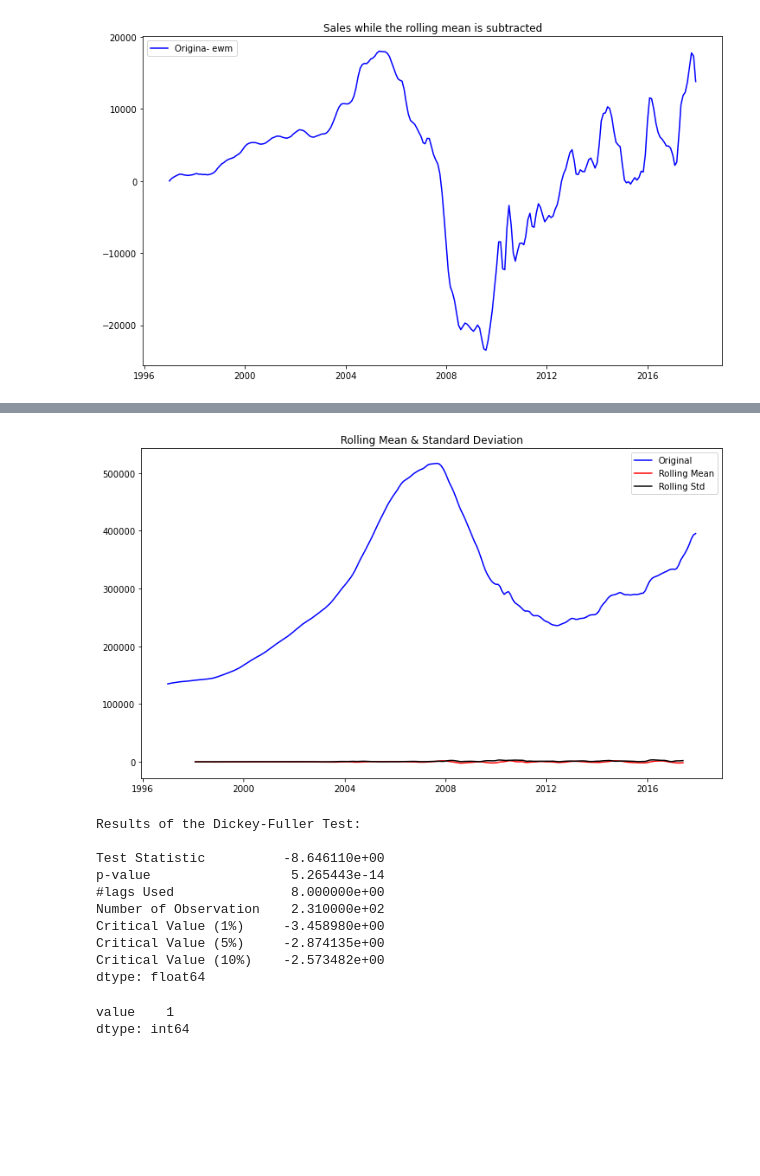
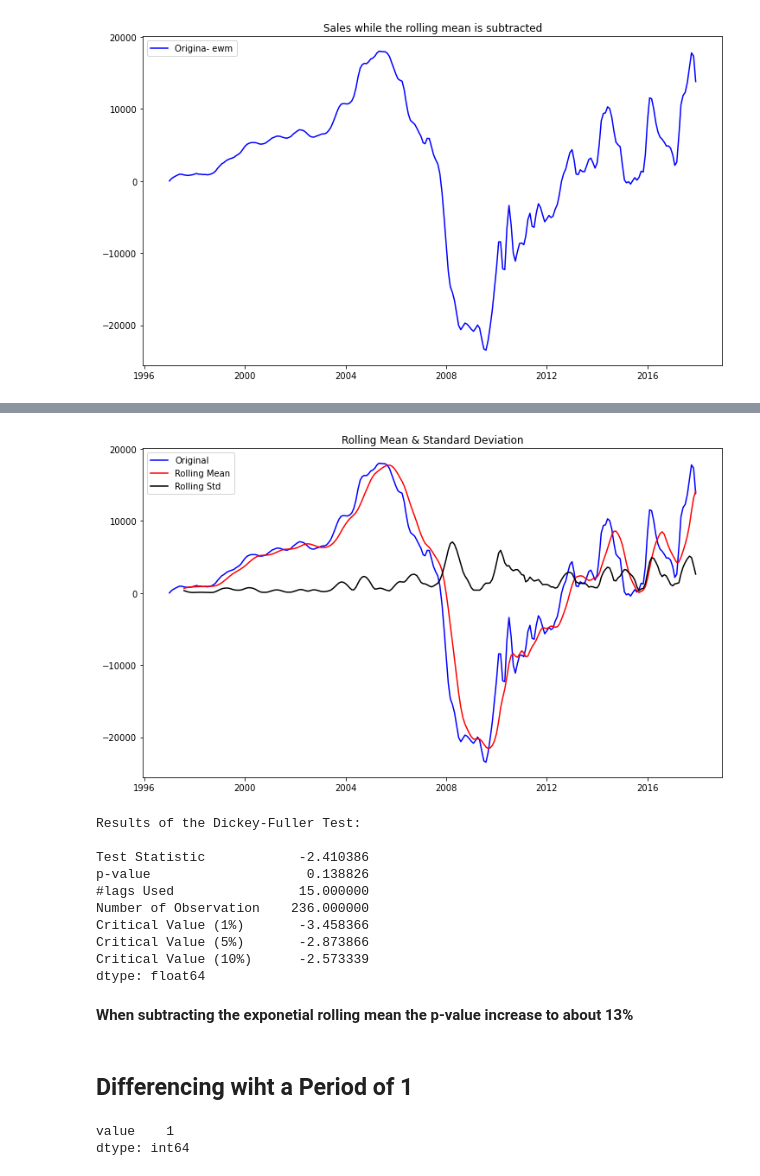
Before and after one commit to Eric-G-Romano/Real-Estate-Investment-Strategy, a Jupyter notebook: time-series/starter_notebook.ipynb, the cells around one changed output, grey strips where cells are left out. Saved outputs shown, nothing was run; the diff lists cells and outputs as text; code cells hidden in the pictures; blank space fills up the shorter version.

```diff
--- a/time-series/starter_notebook.ipynb
+++ b/time-series/starter_notebook.ipynb
@@ -421,22 +408,21 @@ plt.tight_layout()
-# %%
-#Drop missing values from residuals
-wny_zd_decompose = residual
-wny_zd_decompose.dropna(inplace=True)
-
-# Check Stationarity
-stationarity_check(wny_zd_decompose)
-# %% [output]
-[figure, removed]
-Results of the Dickey-Fuller Test:
-
-Test Statistic          -8.646110e+00
-p-value                  5.265443e-14
-#lags Used               8.000000e+00
-Number of Observation    2.310000e+02
-Critical Value (1%)     -3.458980e+00
-Critical Value (5%)     -2.874135e+00
-Critical Value (10%)    -2.573482e+00
-dtype: float64
+# %%
+stationarity_check(data_minus_exp_roll_mean)
+# %% [output]
+[figure, added]
+Results of the Dickey-Fuller Test:
+
+Test Statistic            -2.410386
+p-value                    0.138826
+#lags Used                15.000000
+Number of Observation    236.000000
+Critical Value (1%)       -3.458366
+Critical Value (5%)       -2.873866
+Critical Value (10%)      -2.573339
+dtype: float64
+# %% [markdown]
+**When subtracting the exponetial rolling mean the p-value increase to about 13%**
+# %% [markdown]
+## Differencing wiht a Period of 1
 # %%
 data_diff = wny_zd.diff(periods=1)
 data_diff.isna().sum()
```
Also changed, not shown: parts of 60 cells of this notebook.
